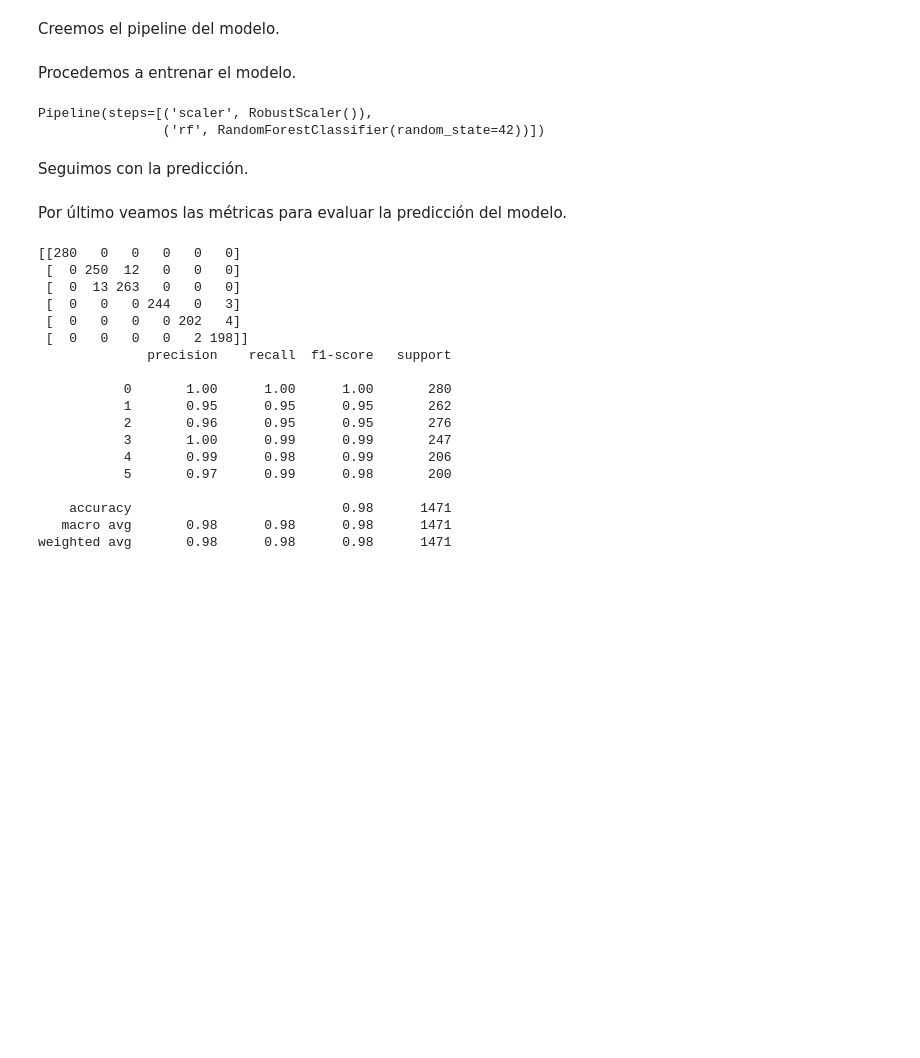
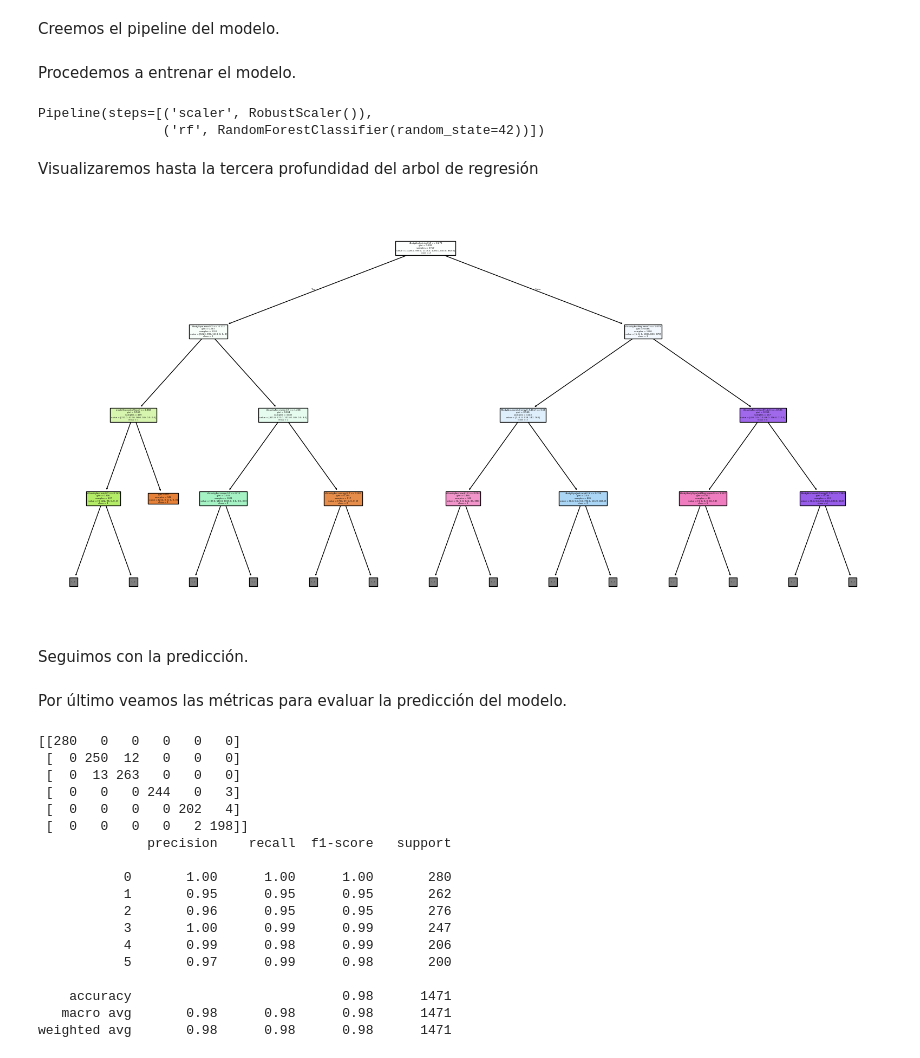
Before and after one commit to Kevin2558/Data_Science_Borrador, a Jupyter notebook: 09_Tareas_Proyectos/Tarea_2(Kevin2).ipynb, the cells around one changed output. Cells and saved outputs as stored; diff of their text form; code cells hidden in the pictures; blank space fills up the shorter version.

```diff
--- a/09_Tareas_Proyectos/Tarea_2(Kevin2).ipynb
+++ b/09_Tareas_Proyectos/Tarea_2(Kevin2).ipynb
@@ -1110,6 +1110,29 @@ pipe_rf.fit(X_tr, y_tr)
 # %% [output]
 Pipeline(steps=[('scaler', RobustScaler()),
                 ('rf', RandomForestClassifier(random_state=42))])
+# %% [markdown]
+Visualizaremos hasta la tercera profundidad del arbol de regresión
+# %%
+from sklearn.tree import plot_tree
+import matplotlib.pyplot as plt
+import numpy as np
+
+rf_model = pipe_rf.named_steps["rf"]
+
+# Extraemos el primer árbol del Random Forest
+first_tree = rf_model.estimators_[0]
+
+# Obtener las clases únicas del modelo entrenado
+model_classes = rf_model.classes_
+
+class_names_list = [str(cls) for cls in model_classes]
+
+# Graficamos
+plt.figure(figsize=(20, 10))
+plot_tree(first_tree, filled=True, feature_names=X_tr.columns, class_names=class_names_list, max_depth=3)
+plt.show()
+# %% [output]
+[figure, added]
 # %% [markdown]
 Seguimos con la predicción.
 # %%
```
Also changed, not shown: parts of 11 cells of this notebook.
